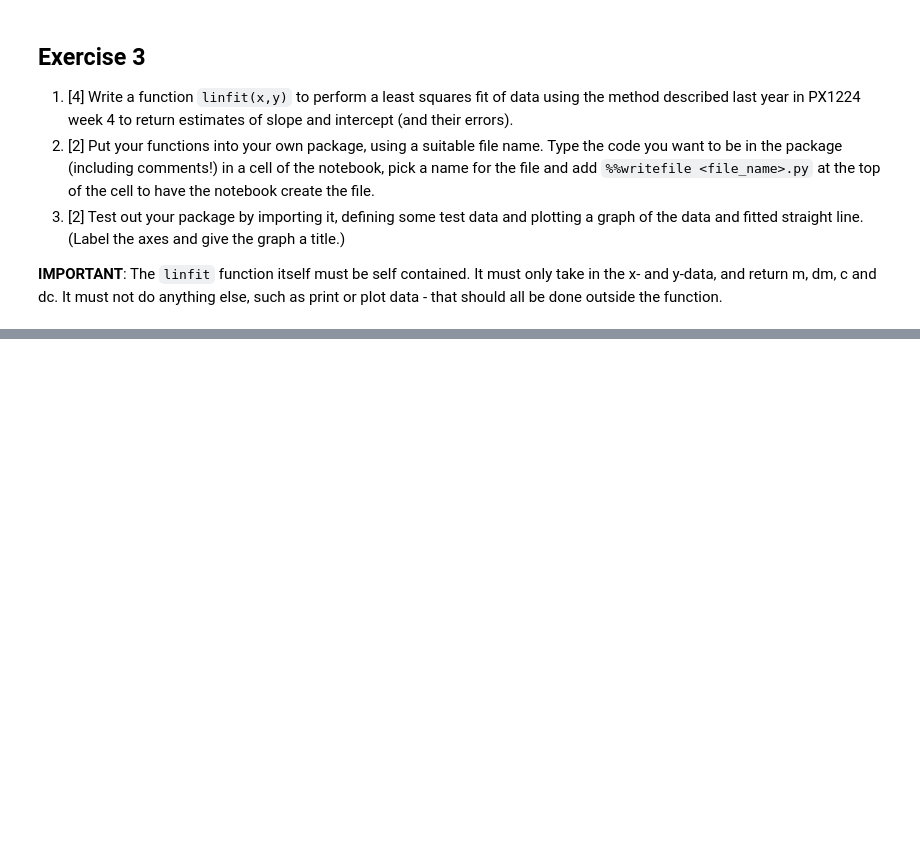
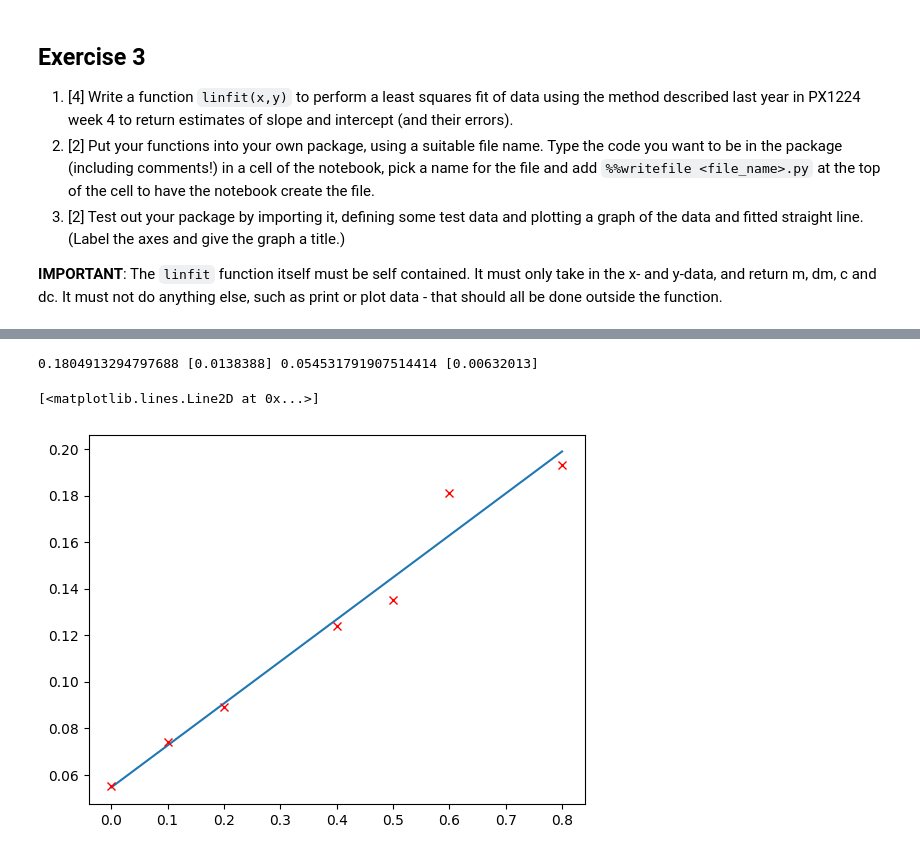
Before and after one commit to PX2145-2025/week-2-b-JonesRhys, a Jupyter notebook: Functions.ipynb, the cells around one changed output, grey strips where cells are left out. Drawn from its saved outputs; the diff is of its cells as text; code cells hidden in the pictures; blank space fills up the shorter version.

```diff
--- a/Functions.ipynb
+++ b/Functions.ipynb
@@ -473,0 +535,14 @@ I conclude that the shorter the orbital period the closer the object is to the p
+# %%
+#exercise 3 part 3
+from linear_regression_template import linfit
+
+x_data= np.array([0,0.1,0.2,0.4,0.5,0.6,0.8])
+y_data = np.array([0.055,0.074,0.089,0.124,0.135,0.181,0.193])
+dm_square_root, dc_square_root, p_coeff_0, p_coeff_1 = linfit(x_data,y_data)
+print(dm_square_root, dc_square_root, p_coeff_0, p_coeff_1)
+
+plt.plot(x_data,y_data,'rx')
+# %% [output]
+0.1804913294797688 [0.0138388] 0.054531791907514414 [0.00632013]
+[<matplotlib.lines.Line2D at 0x...>]
+[figure, added]
```
Also changed, not shown: parts of 2 cells of this notebook.
